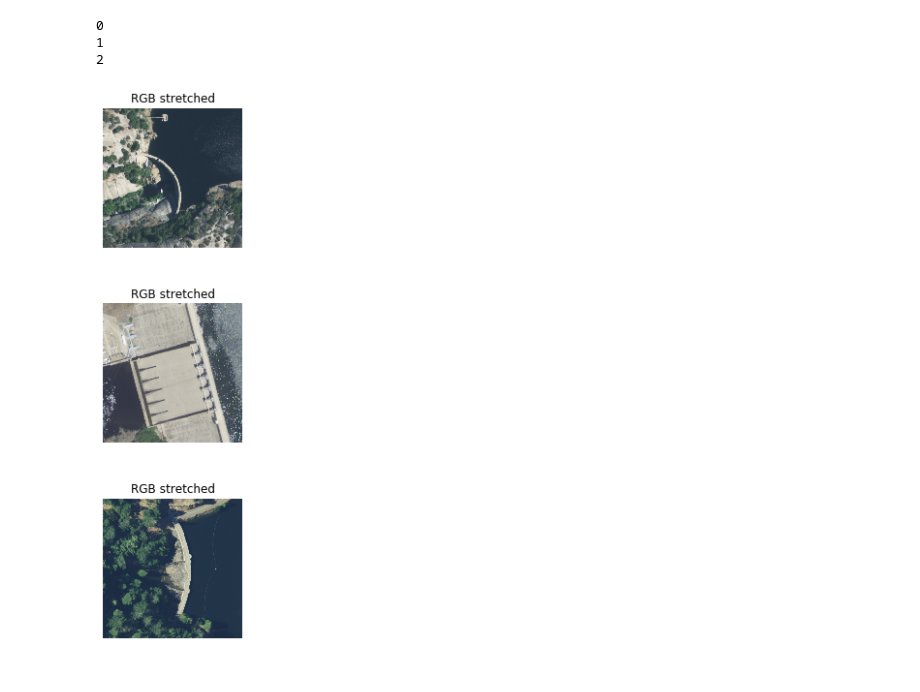
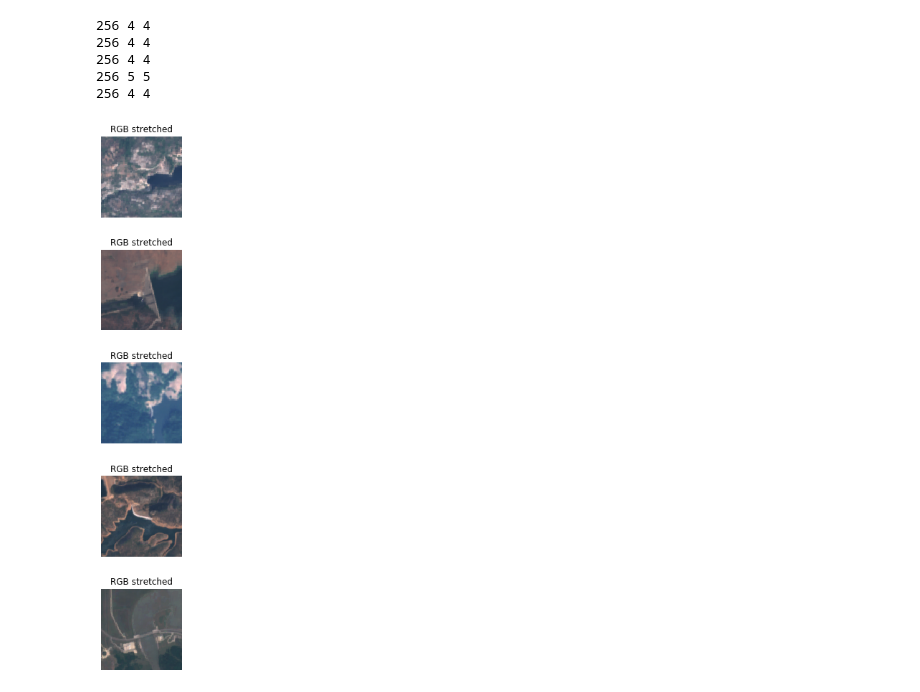
Before and after one commit to C0NSor18/dam_detection, a Jupyter notebook: visualization.ipynb, the cells around one changed output. Cells and saved outputs as stored; diff of their text form; code cells hidden in the pictures.

```diff
--- a/visualization.ipynb
+++ b/visualization.ipynb
@@ -42,8 +43,8 @@ def predict_input_fn(fileNames,side,bands):
         return parsed_features
 
     def stack_images(features):
-        channels = ['R', 'G', 'B' ,'NDWI', 'AVE']
-        img_chan = [features[x] for x in channels if x in ['R', 'G', 'B']]
+        channels = ['B4', 'B3', 'B2' ,'NDWI', 'AVE']
+        img_chan = [features[x] for x in channels if x in ['B4', 'B3', 'B2' ]]
         ndwi_chan = [features[x] for x in channels if x in ['NDWI']]
         ave_chan = [features[x] for x in channels if x in ['AVE']]
         img = tf.transpose(tf.squeeze(tf.stack(img_chan)))
@@ -69,11 +70,12 @@ def predict_input_fn(fileNames,side,bands):
     return dataset
 # %%
 files = sorted(glob('testlocations/*.tfrecord.gz'))
-print(files[0])
+mixers = sorted(glob('testlocations/*mixer.json'))
+print(mixers)
 images = []
 
-for x in files[0:3]:
-    dataset = predict_input_fn(x, 256, ['R','G', 'B','NDWI','AVE'])
+for x in files:
+    dataset = predict_input_fn(x, 256, ['B4', 'B3', 'B2','NDWI','AVE'])
     images.append(dataset)
 
 for x in images:
@@ -91,11 +95,15 @@ def stretch_image_colorspace(img):
     max_val = np.max(img)
     return img / max_val
 
-# patch per row
-pp_row = 9
-rows = 9
-def stitch_patches(data, patch_size, n_cols, n_rows ):
+def stitch_patches(data, mixer):
+    with open(mixer) as f:
+        mixer_dict = json.load(f)
 
+    patch_size = mixer_dict['patchDimensions'][0]
+    n_cols = mixer_dict['patchesPerRow']
+    n_rows = int(mixer_dict['totalPatches'] / n_cols)
+
+    #print(patch_size, n_cols, n_rows)
     fullData = np.zeros([patch_size*n_cols, patch_size*n_rows, 5])
     for n in range(0,5):
         dataMat = np.zeros([patch_size*n_cols, patch_size*n_rows])
@@ -113,10 +121,11 @@ def stitch_patches(data, patch_size, n_cols, n_rows ):
     fullData[:,:,0:3] = np.transpose(np.array([fullData[:,:,0], fullData[:,:,1], fullData[:,:,2]]), (1, 2 ,0))
     return fullData
 
-full_image = stitch_patches(data, 256, 9, 9)
+full_image = stitch_patches(data, mixers[0])
 
 plt.imshow(np.fliplr(np.rot90(full_image[:,:,0:3], k=3)))
 plt.figure()
+print(full_image.size)
 plt.imshow(np.fliplr(np.rot90(full_image[:,:,3], k=3)), cmap='viridis', interpolation='nearest')
 plt.figure()
 plt.imshow(np.fliplr(np.rot90(full_image[:,:,4], k=3)), cmap='viridis', interpolation='nearest')
@@ -129,31 +140,32 @@ print(np.max(full_image))
 # %%
 # ADD AVE/NDWI heatmaps?
-data = iter(dataset)
 columns = 1
-rows = 3
+rows = len(images)
 
 fig = plt.figure(figsize=(columns+8, rows+5))
 gs = gridspec.GridSpec(rows, columns,
         wspace=0.0, hspace=0.4,
         top=1.2-0.5/(rows + 1), bottom=0.5/(rows+1),
         left=0.5/(columns+1), right=1-0.2/(columns+1))
 
-for j,x in enumerate(images[0:3]):
+for j,x in enumerate(images):
     img_features = next(iter(x))
-    full_image = stitch_patches(img_features,256, 9, 9)
-
-    print(j)
+    full_image = stitch_patches(img_features, mixers[j])
+    #print(full_image.size)
+    #print(j)
     #good example: stretched colorspace
     #uint8 only stores 256 values :/
     ax = plt.subplot(gs[j,0])
     ax.set_title("RGB stretched")
     ax.imshow(np.fliplr(np.rot90(full_image[:,:,0:3], k=3)))
     plt.axis('off')
 # %% [output]
-0
-1
-2
+256 4 4
+256 4 4
+256 4 4
+256 5 5
+256 4 4
-[figure, old version]
+[figure, new version]
 # %%
 #!/usr/bin/env python3
 # -*- coding: utf-8 -*-
```
Also changed, not shown: parts of 20 cells of this notebook, 8 other files.
